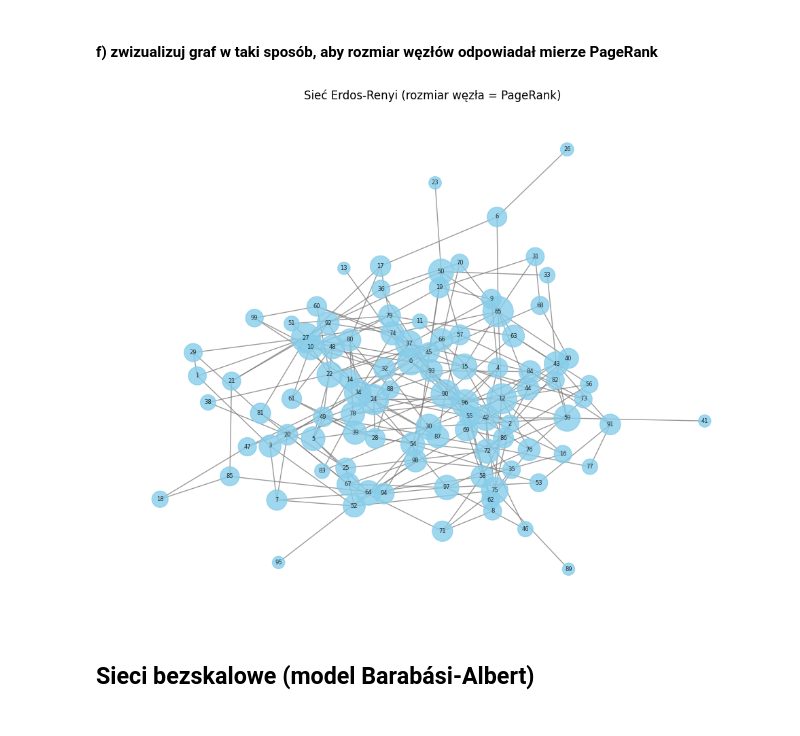
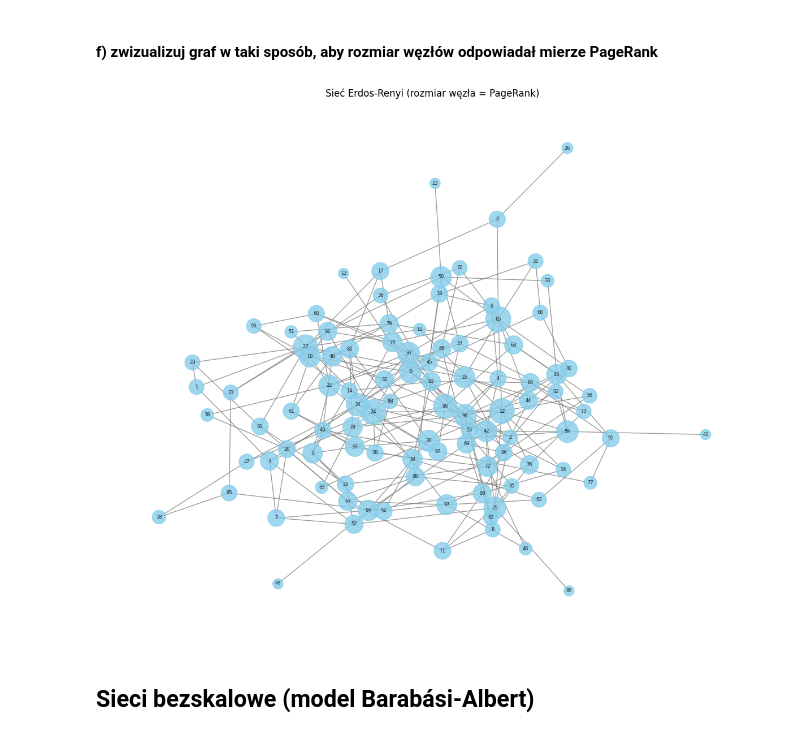
Before and after one commit to mjuchiewicz/complex-networks, a Jupyter notebook: lab01/network-analysis.ipynb, the cells around one changed output. Saved outputs shown, nothing was run; the diff lists cells and outputs as text; code cells hidden in the pictures.

```diff
--- a/lab01/network-analysis.ipynb
+++ b/lab01/network-analysis.ipynb
@@ -95,26 +118,26 @@ Liczba komponentów: 1
 # %% [markdown]
 #### f) zwizualizuj graf w taki sposób, aby rozmiar węzłów odpowiadał mierze PageRank
 # %%
-plt.figure(figsize=(10, 8))
+plt.figure(figsize=(12, 10))
 node_sizes = [pagerank[node] * 50000 for node in G_er.nodes()]
 pos = nx.spring_layout(G_er, seed=42)
 
 nx.draw_networkx(
     G_er, pos,
     node_size=node_sizes,
     node_color='skyblue',
     edge_color='gray',
     alpha=0.8,
     with_labels=True,
     font_size=6
 )
 
 plt.title("Sieć Erdos-Renyi (rozmiar węzła = PageRank)")
 plt.axis('off')
 plt.tight_layout()
 plt.show()
 # %% [output]
-[figure, old version]
+[figure, new version]
 # %% [markdown]
 ## Sieci bezskalowe (model Barabási-Albert)
 # %% [markdown]
```
Also changed, not shown: parts of 7 cells of this notebook, 2 other files.
